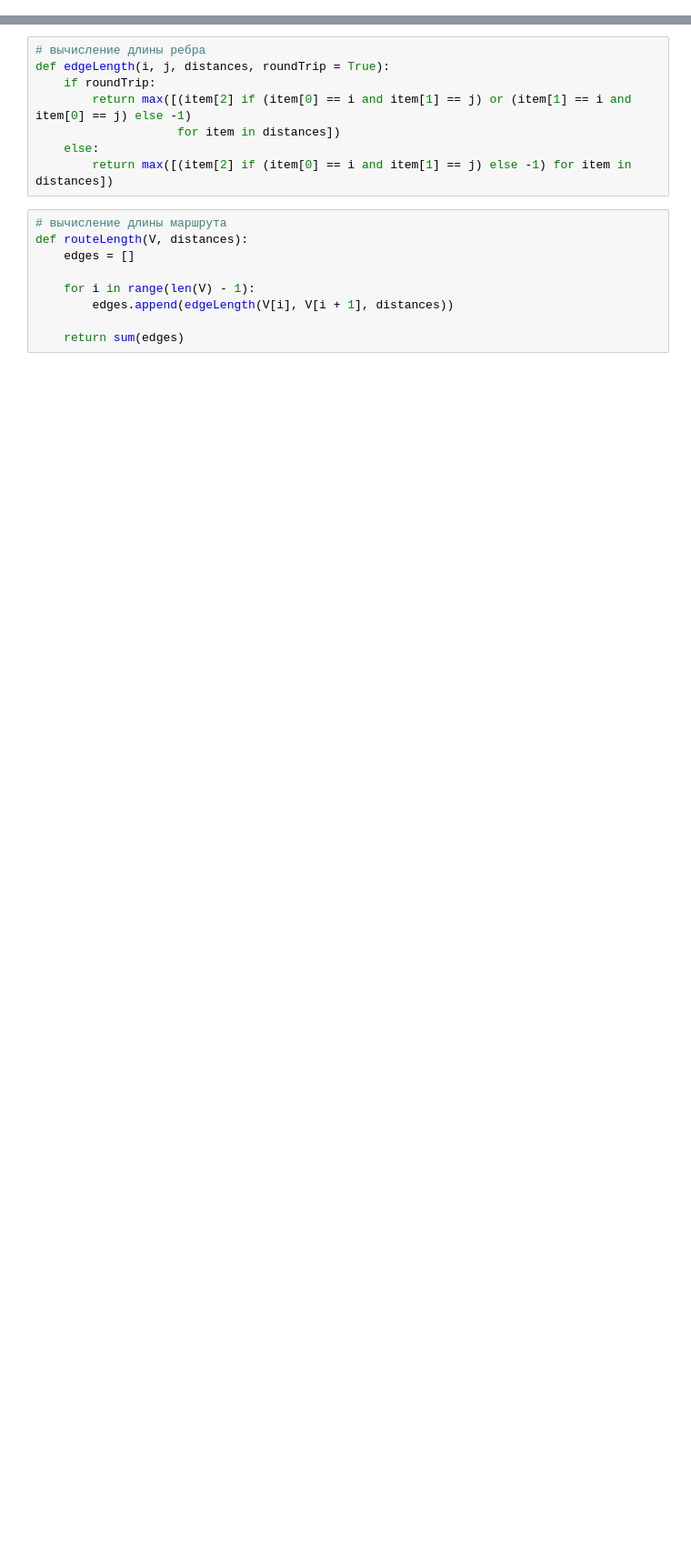
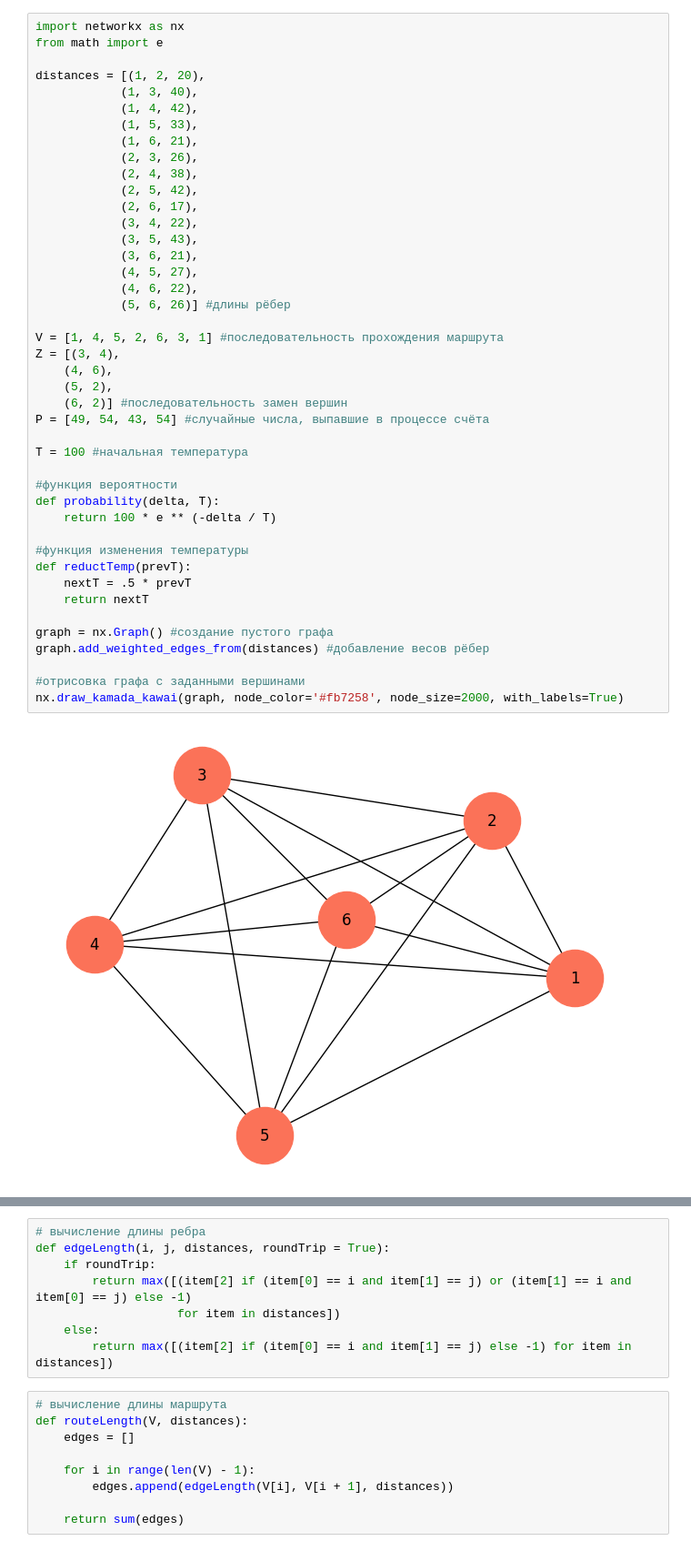
Before and after one commit to smurfac4/II, a Jupyter notebook: artificial intelligence/6/6_тетрадь_Ульянов_Никита_Владимирович_ИКБО_29_22.ipynb, the cells around one changed output, grey strips where cells are left out. Shown: that part at 91% size. Saved outputs shown, nothing was run; the diff lists cells and outputs as text; blank space fills up the shorter version.

```diff
--- a/artificial intelligence/6/6_тетрадь_Ульянов_Никита_Владимирович_ИКБО_29_22.ipynb
+++ b/artificial intelligence/6/6_тетрадь_Ульянов_Никита_Владимирович_ИКБО_29_22.ipynb
@@ -93,0 +188,45 @@ max Z: 0.23529411764705882
+# %%
+import networkx as nx
+from math import e
+
+distances = [(1, 2, 20),
+            (1, 3, 40),
+            (1, 4, 42),
+            (1, 5, 33),
+            (1, 6, 21),
+            (2, 3, 26),
+            (2, 4, 38),
+            (2, 5, 42),
+            (2, 6, 17),
+            (3, 4, 22),
+            (3, 5, 43),
+            (3, 6, 21),
+            (4, 5, 27),
+            (4, 6, 22),
+            (5, 6, 26)] #длины рёбер
+
+V = [1, 4, 5, 2, 6, 3, 1] #последовательность прохождения маршрута
+Z = [(3, 4),
+    (4, 6),
+    (5, 2),
+    (6, 2)] #последовательность замен вершин
+P = [49, 54, 43, 54] #случайные числа, выпавшие в процессе счёта
+
+T = 100 #начальная температура
+
+#функция вероятности
+def probability(delta, T):
+    return 100 * e ** (-delta / T)
+
+#функция изменения температуры
+def reductTemp(prevT):
+    nextT = .5 * prevT
+    return nextT
+
+graph = nx.Graph() #создание пустого графа
+graph.add_weighted_edges_from(distances) #добавление весов рёбер
+
+#отрисовка графа с заданными вершинами
+nx.draw_kamada_kawai(graph, node_color='#fb7258', node_size=2000, with_labels=True)
+# %% [output]
+[figure, added]
```
Also changed, not shown: parts of 10 cells of this notebook, 3 other files.
